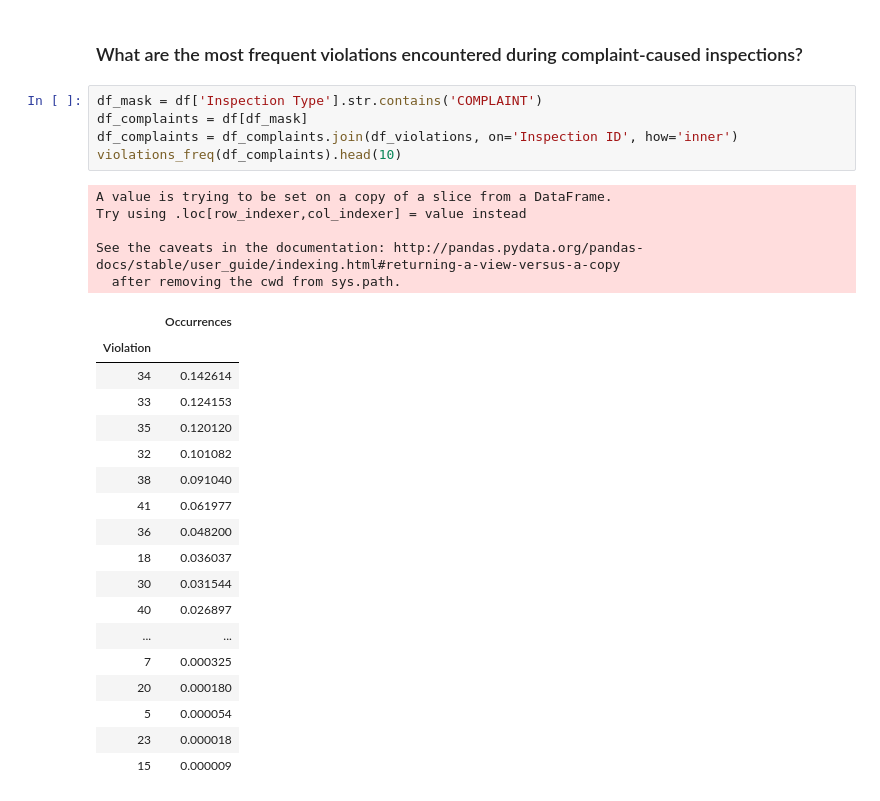
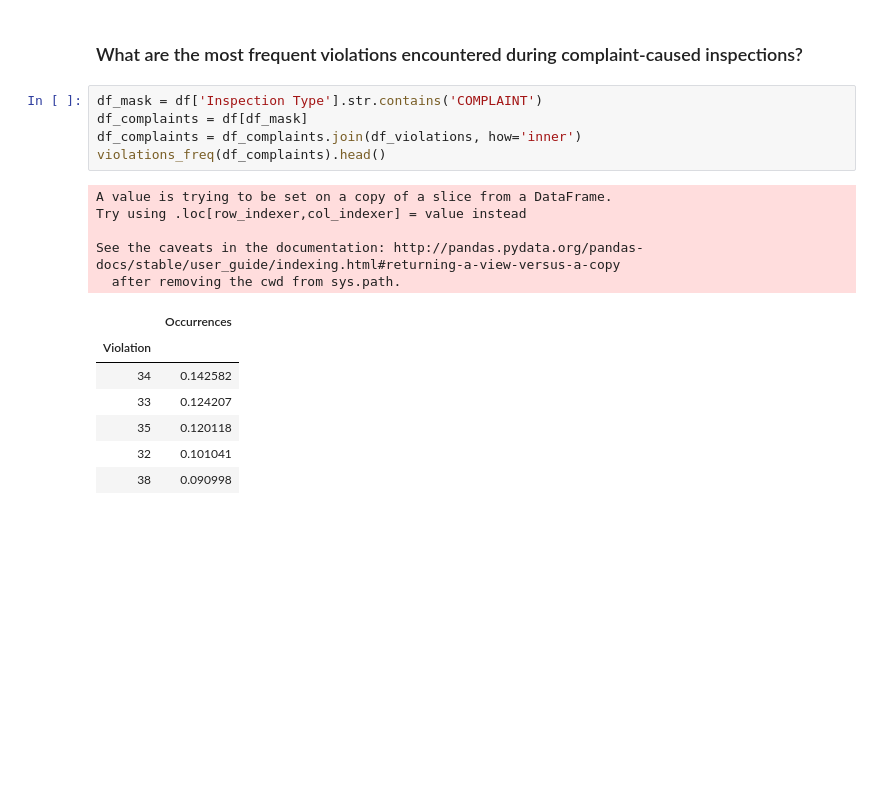
Before and after one commit to Gondolav/ADA-project, a Jupyter notebook: notebook.ipynb, the cells around one changed output. Cells and saved outputs as stored; diff of their text form; blank space fills up the shorter version.

```diff
--- a/notebook.ipynb
+++ b/notebook.ipynb
@@ -1230,29 +1239,18 @@ See the caveats in the documentation: http://pandas.pydata.org/pandas-docs/stabl
 # %%
 df_mask = df['Inspection Type'].str.contains('COMPLAINT')
 df_complaints = df[df_mask]
-df_complaints = df_complaints.join(df_violations, on='Inspection ID', how='inner')
-violations_freq(df_complaints).head(10)
+df_complaints = df_complaints.join(df_violations, how='inner')
+violations_freq(df_complaints).head()
 # %% [output]
 A value is trying to be set on a copy of a slice from a DataFrame.
 Try using .loc[row_indexer,col_indexer] = value instead
 
 See the caveats in the documentation: http://pandas.pydata.org/pandas-docs/stable/user_guide/indexing.html#returning-a-view-versus-a-copy
   after removing the cwd from sys.path.
 |  | Occurrences |
 | Violation |  |
-| 34 | 0.142614 |
-| 33 | 0.124153 |
-| 35 | 0.120120 |
-| 32 | 0.101082 |
-| 38 | 0.091040 |
-| 41 | 0.061977 |
-| 36 | 0.048200 |
-| 18 | 0.036037 |
-| 30 | 0.031544 |
-| 40 | 0.026897 |
-| ... | ... |
-| 7 | 0.000325 |
-| 20 | 0.000180 |
-| 5 | 0.000054 |
-| 23 | 0.000018 |
-| 15 | 0.000009 |
+| 34 | 0.142582 |
+| 33 | 0.124207 |
+| 35 | 0.120118 |
+| 32 | 0.101041 |
+| 38 | 0.090998 |
```
Also changed, not shown: parts of 25 cells of this notebook.
